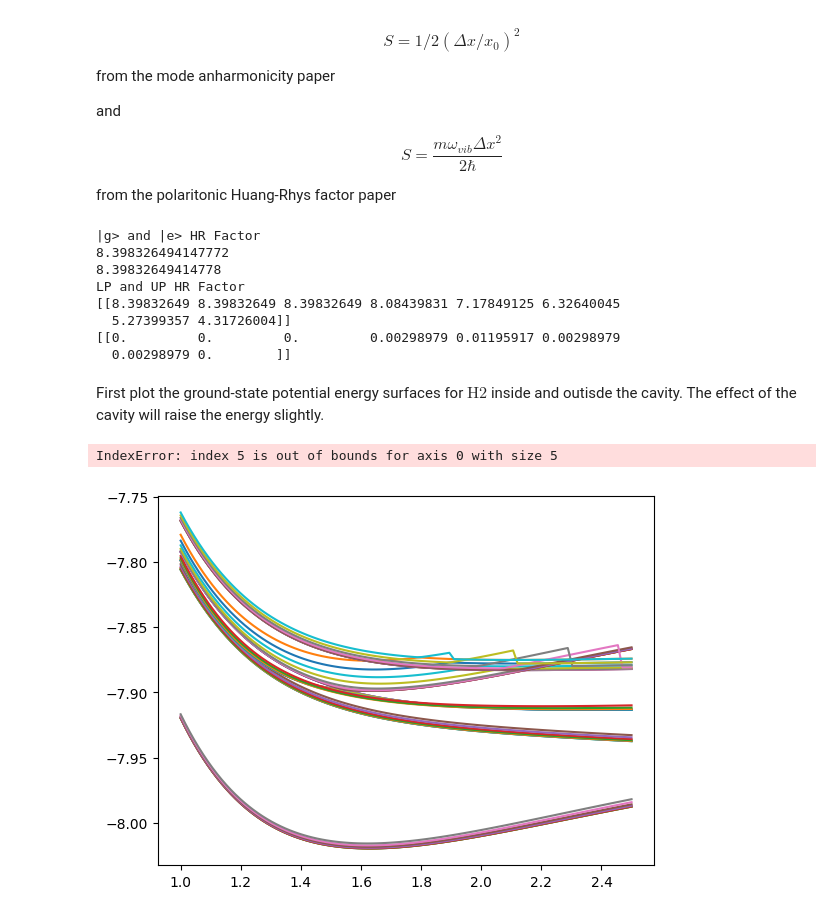
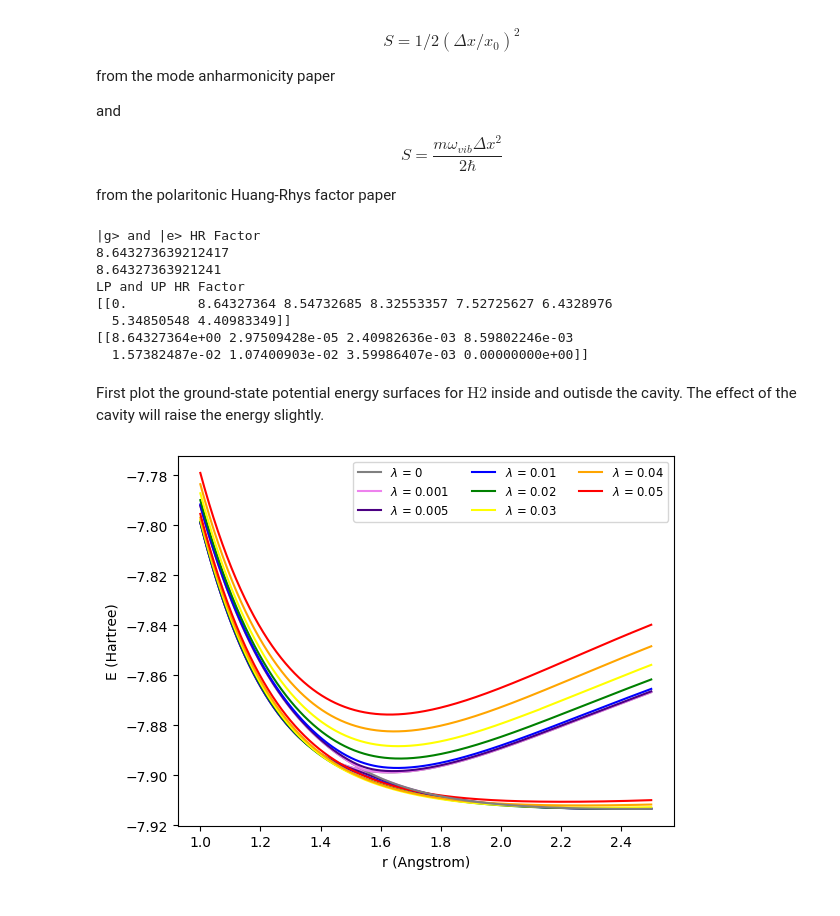
Before and after one commit to FoleyLab/SCQED-PCQED, a Jupyter notebook: src/QED-FCI_LiH_HR.ipynb, the cells around one changed output. Drawn from its saved outputs; the diff is of its cells as text; code cells hidden in the pictures.

```diff
--- a/src/QED-FCI_LiH_HR.ipynb
+++ b/src/QED-FCI_LiH_HR.ipynb
@@ -38 +118,10 @@ Fit ground state PES of H2 to a quintic polynomial
+# %%
+cavity_E_array_0_00 = declutter_E_array(cavity_E_array_0_00, 0.00001, 0.002,num_to_declutter=9)
+cavity_E_array_0_05  = declutter_E_array(cavity_E_array_0_05, 0.00001, 0.002,num_to_declutter=9)
+cavity_E_array_0_04  = declutter_E_array(cavity_E_array_0_04, 0.00001, 0.002,num_to_declutter=9)
+cavity_E_array_0_03  = declutter_E_array(cavity_E_array_0_03, 0.00001, 0.002,num_to_declutter=9)
+cavity_E_array_0_02  = declutter_E_array(cavity_E_array_0_02, 0.00001, 0.002,num_to_declutter=9)
+cavity_E_array_0_01  = declutter_E_array(cavity_E_array_0_01, 0.00001, 0.002,num_to_declutter=9)
+cavity_E_array_0_005  = declutter_E_array(cavity_E_array_0_005 ,0.000005, 0.002, num_to_declutter=9)
+cavity_E_array_0_001  = declutter_E_array(cavity_E_array_0_001 ,0.000005, 0.002, num_to_declutter=9)
 # %%
@@ -157,4 +216,6 @@ zeros_p = (-b + np.sqrt((b ** 2) - 4 * a * c)) / (2 * a)
 x0_angstrom = zeros_n * 10 ** 10
 x0_au = x0_angstrom / psi4.constants.bohr2angstroms
 print(x0_angstrom)
+for i in range(8):
+    print(r_data[[int(min_LP_array[0,i])]])
 # %% [output]
@@ -215,48 +284,40 @@ print(HR_LP_array)
 print(HR_UP_array)
 
 
-df = pd.DataFrame(HR_UP_array.reshape(-1,1))
+df = pd.DataFrame(HR_LP_array.reshape(-1,1))
 df.to_clipboard()
 # %% [output]
 |g> and |e> HR Factor
-8.398326494147772
-8.39832649414778
+8.643273639212417
+8.64327363921241
 LP and UP HR Factor
-[[8.39832649 8.39832649 8.39832649 8.08439831 7.17849125 6.32640045
-  5.27399357 4.31726004]]
-[[0.         0.         0.         0.00298979 0.01195917 0.00298979
-  0.00298979 0.        ]]
+[[0.         8.64327364 8.54732685 8.32553357 7.52725627 6.4328976
+  5.34850548 4.40983349]]
+[[8.64327364e+00 2.97509428e-05 2.40982636e-03 8.59802246e-03
+  1.57382487e-02 1.07400903e-02 3.59986407e-03 0.00000000e+00]]
 # %% [markdown]
 First plot the ground-state potential energy surfaces for $ \text{H2} $ inside and outisde the cavity.  The effect of the cavity will raise the energy slightly.
 # %%
+lambda_list = [0, 0.001, 0.005, 0.01, 0.02, 0.03, 0.04, 0.05]
 fci_S0_omega = np.zeros((1, N_R))
 for i in range(N_R):
-    fci_S0_omega[0,i] = S0_array[i] + 0.12086
+    fci_S0_omega[0,i] = S0_array[i] + 0.3944656448298627
 fci_S0_plusw = np.ndarray.flatten(fci_S0_omega)
 
-plt.plot(r_data, fci_S0_plusw, 'r-', label='cavity free |g + $\omega$>')
-plt.plot(r_data, S1_array, 'b-', label='cavity free |e>')
+color_list_1 = ['grey','violet','indigo','blue','green','yellow','orange','red']
 
 for i in range(8):
-    plt.plot(r_data, cavity_E_array_0_00[i,:])
-    plt.plot(r_data, cavity_E_array_0_001[i,:])
-    plt.plot(r_data, cavity_E_array_0_005[i,:])
-    plt.plot(r_data, cavity_E_array_0_01[i,:])
-    plt.plot(r_data, cavity_E_array_0_02[i,:])
-    plt.plot(r_data, cavity_E_array_0_03[i,:])
-    plt.plot(r_data, cavity_E_array_0_04[i,:])
-    plt.plot(r_data, cavity_E_array_0_05[i,:])
-#for i in range(8):
- #   plt.plot(r_data, LP_arrays[i,:])
-  #  plt.plot(r_data, UP_arrays[i,:])
+    plt.plot(r_data, LP_arrays[i,:], f'{color_list_1[i]}', label=f'$\lambda$ = {lambda_list[i]}')
+for k in range(8):
+        plt.plot(r_data, UP_arrays[k,:], f'{color_list_1[k]}',)
 plt.xlabel('r (Angstrom)')
 plt.ylabel('E (Hartree)')
 
 
-#plt.xlim(1.3, 1.75)
-#plt.ylim(-7.91, -7.85)
-plt.legend()
-plt.show()
+#plt.xlim(1.5, 2)
+#plt.ylim(-7.76, -7.72)
+plt.legend(loc = 'upper right', ncols = 3, fontsize = 'small')
+plt.savefig('ppsurfaces.png',dpi=500)
+#plt.show()
 # %% [output]
-IndexError: index 5 is out of bounds for axis 0 with size 5
-[figure, old version]
+[figure, new version]
```
Also changed, not shown: parts of 7 cells of this notebook, 36 other files.
